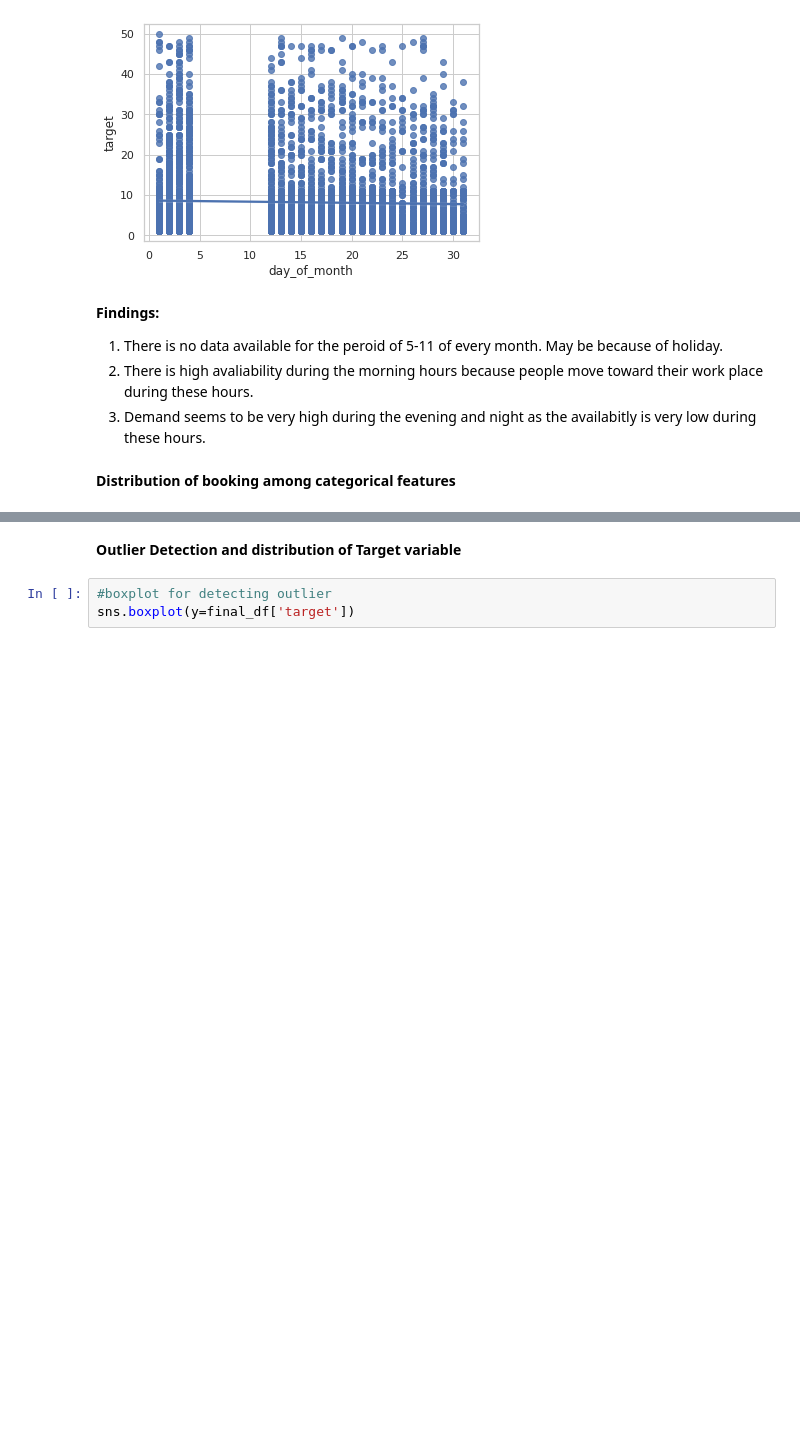
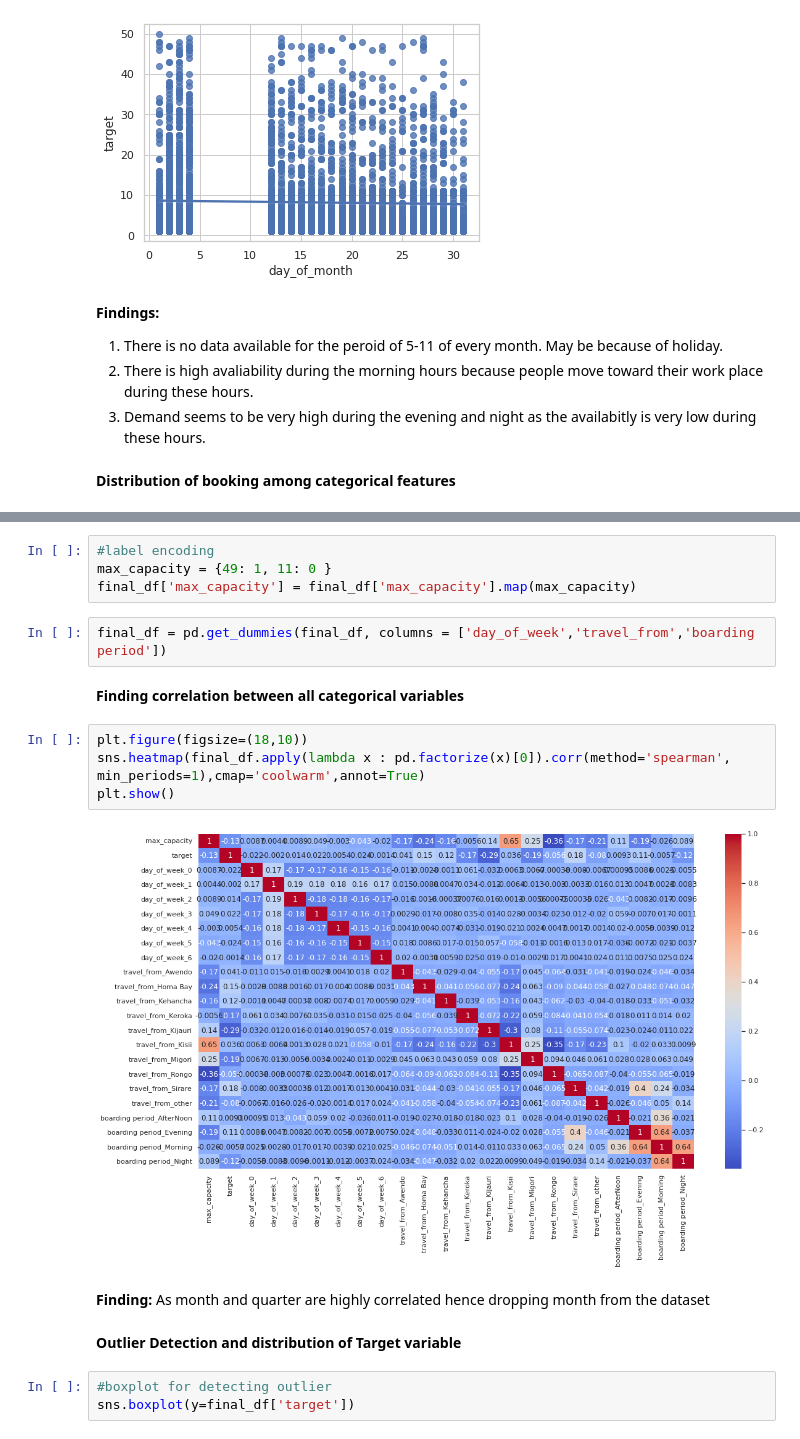
Before and after one commit to sudeep-009/Transport-Demand-Prediction-Regression-Capstone-Project, a Jupyter notebook: Copy_of_Demand_Prediction_for_Public_Transport_Capstone_Project.ipynb, the cells around one changed output, grey strips where cells are left out. Saved outputs shown, nothing was run; the diff lists cells and outputs as text; blank space fills up the shorter version.

```diff
--- a/Copy_of_Demand_Prediction_for_Public_Transport_Capstone_Project.ipynb
+++ b/Copy_of_Demand_Prediction_for_Public_Transport_Capstone_Project.ipynb
@@ -652,3 +484,19 @@ final_df.head()
+# %%
+#label encoding
+max_capacity = {49: 1, 11: 0 }
+final_df['max_capacity'] = final_df['max_capacity'].map(max_capacity)
+# %%
+final_df = pd.get_dummies(final_df, columns = ['day_of_week','travel_from','boarding period'])
+# %% [markdown]
+**Finding correlation between all categorical variables**
+# %%
+plt.figure(figsize=(18,10))
+sns.heatmap(final_df.apply(lambda x : pd.factorize(x)[0]).corr(method='spearman', min_periods=1),cmap='coolwarm',annot=True)
+plt.show()
+# %% [output]
+[figure, added]
+# %% [markdown]
+**Finding:** As month and quarter are highly correlated hence dropping month from the dataset
 # %% [markdown]
 **Outlier Detection and distribution of Target variable**
 # %%
```
Also changed, not shown: parts of 39 cells of this notebook.
